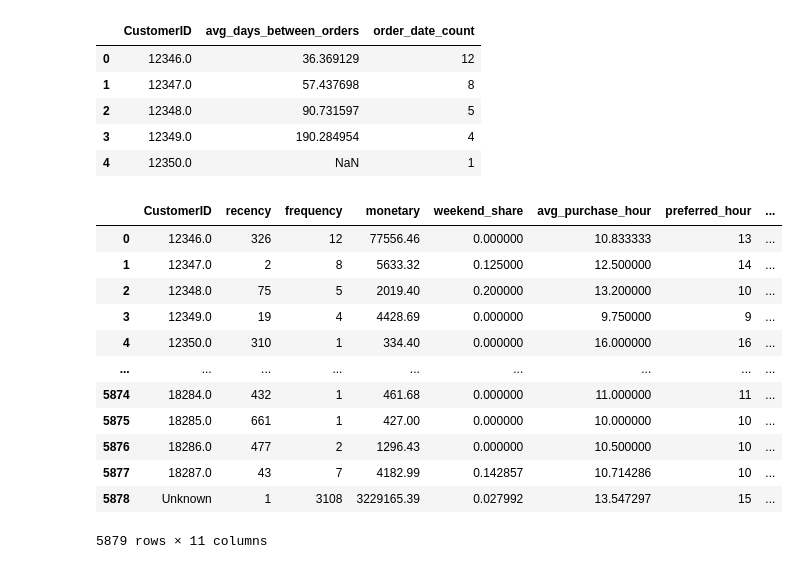
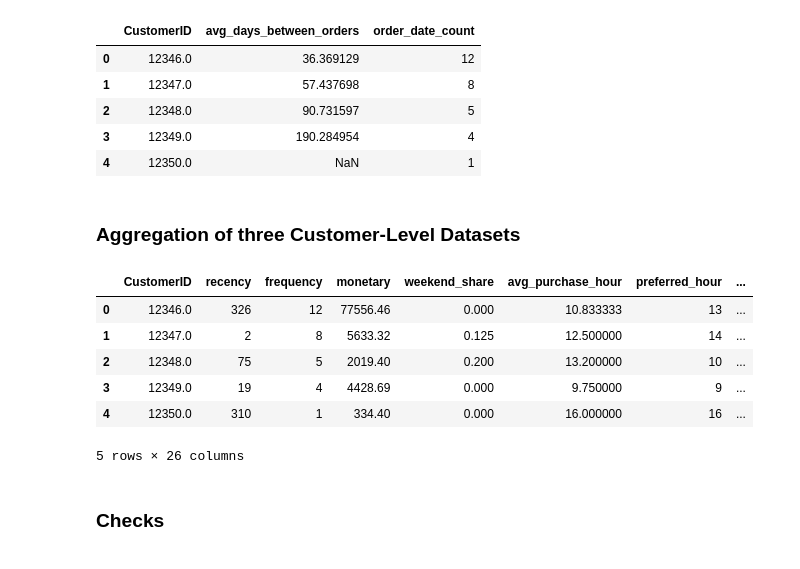
Before and after one commit to Thoericht/customer-segmentation-rfm-nlp, a Jupyter notebook: 02_notebooks/02_data_preparation.ipynb, the cells around one changed output. Cells and saved outputs as stored; diff of their text form; code cells hidden in the pictures.

```diff
--- a/02_notebooks/02_data_preparation.ipynb
+++ b/02_notebooks/02_data_preparation.ipynb
@@ -448,0 +504,7 @@ print(X_text_customer.shape)
+# %%
+text_svd_df = pd.DataFrame(
+    X_text_svd,
+    columns=[f"text_svd_{i:02d}" for i in range(X_text_svd.shape[1])]
+)
+
+text_svd_df.insert(0, "CustomerID", customer_ids_text)
@@ -508,9 +570,13 @@ rfm_customer[["recency", "frequency", "monetary"]].describe()
 # %%
 invoice_timing = (
     purchases
-    .groupby(['CustomerID', 'InvoiceNo'], as_index=False)
+    .groupby(["CustomerID", "InvoiceNo"], as_index=False)
     .agg(
-        invoice_datetime=('InvoiceDate', 'min')
+        invoice_datetime=("InvoiceDate", "min"),
+        invoice_time_5cat=(
+            "invoice_time_5cat",
+            lambda x: x.mode().iat[0]
+        )
     )
 )
 
@@ -540,6 +606,10 @@ customer_time_profile = (
             'invoice_datetime',
             lambda x: x.dt.normalize().nunique()
         ),
+        preferred_time_5cat=(
+            'invoice_time_5cat',
+            lambda x: x.mode().iat[0]
+        ),
     )
     .reset_index()
 )
@@ -581,28 +651,26 @@ purchase_rhythm.head()
 | 2 | 12348.0 | 90.731597 | 5 |
 | 3 | 12349.0 | 190.284954 | 4 |
 | 4 | 12350.0 | NaN | 1 |
+# %% [markdown]
+### Aggregation of three Customer-Level Datasets
 # %%
 customer_profile = (
     rfm_customer
-    .merge(customer_time_profile, on='CustomerID', how='left')
-    .merge(purchase_rhythm, on="CustomerID", how='left')
-    .merge(customer_text, on='CustomerID', how='left'
-))
+    .merge(customer_time_profile, on='CustomerID', how='left', validate='one_to_one')
+    .merge(purchase_rhythm, on="CustomerID", how='left', validate='one_to_one')
+    .merge(text_svd_df, on='CustomerID', how='left', validate='one_to_one')
+)
 
-customer_profile
+customer_profile.head(5)
 # %% [output]
 |  | CustomerID | recency | frequency | monetary | weekend_share | avg_purchase_hour | preferred_hour | ... |
-| 0 | 12346.0 | 326 | 12 | 77556.46 | 0.000000 | 10.833333 | 13 | ... |
-| 1 | 12347.0 | 2 | 8 | 5633.32 | 0.125000 | 12.500000 | 14 | ... |
-| 2 | 12348.0 | 75 | 5 | 2019.40 | 0.200000 | 13.200000 | 10 | ... |
-| 3 | 12349.0 | 19 | 4 | 4428.69 | 0.000000 | 9.750000 | 9 | ... |
-| 4 | 12350.0 | 310 | 1 | 334.40 | 0.000000 | 16.000000 | 16 | ... |
-| ... | ... | ... | ... | ... | ... | ... | ... | ... |
-| 5874 | 18284.0 | 432 | 1 | 461.68 | 0.000000 | 11.000000 | 11 | ... |
-| 5875 | 18285.0 | 661 | 1 | 427.00 | 0.000000 | 10.000000 | 10 | ... |
-| 5876 | 18286.0 | 477 | 2 | 1296.43 | 0.000000 | 10.500000 | 10 | ... |
-| 5877 | 18287.0 | 43 | 7 | 4182.99 | 0.142857 | 10.714286 | 10 | ... |
-| 5878 | Unknown | 1 | 3108 | 3229165.39 | 0.027992 | 13.547297 | 15 | ... |
+| 0 | 12346.0 | 326 | 12 | 77556.46 | 0.000 | 10.833333 | 13 | ... |
+| 1 | 12347.0 | 2 | 8 | 5633.32 | 0.125 | 12.500000 | 14 | ... |
+| 2 | 12348.0 | 75 | 5 | 2019.40 | 0.200 | 13.200000 | 10 | ... |
+| 3 | 12349.0 | 19 | 4 | 4428.69 | 0.000 | 9.750000 | 9 | ... |
+| 4 | 12350.0 | 310 | 1 | 334.40 | 0.000 | 16.000000 | 16 | ... |
-5879 rows × 11 columns
+5 rows × 26 columns
+# %% [markdown]
+### Checks
 # %%
 customer_profile.isna().sum()
```
Also changed, not shown: parts of 18 cells of this notebook, 2 other files.
